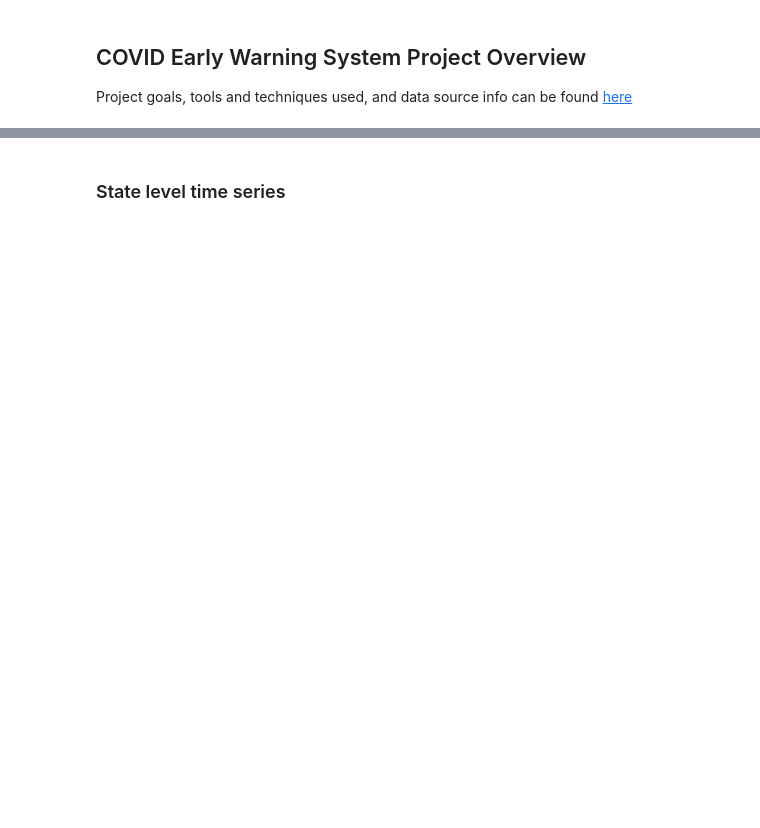
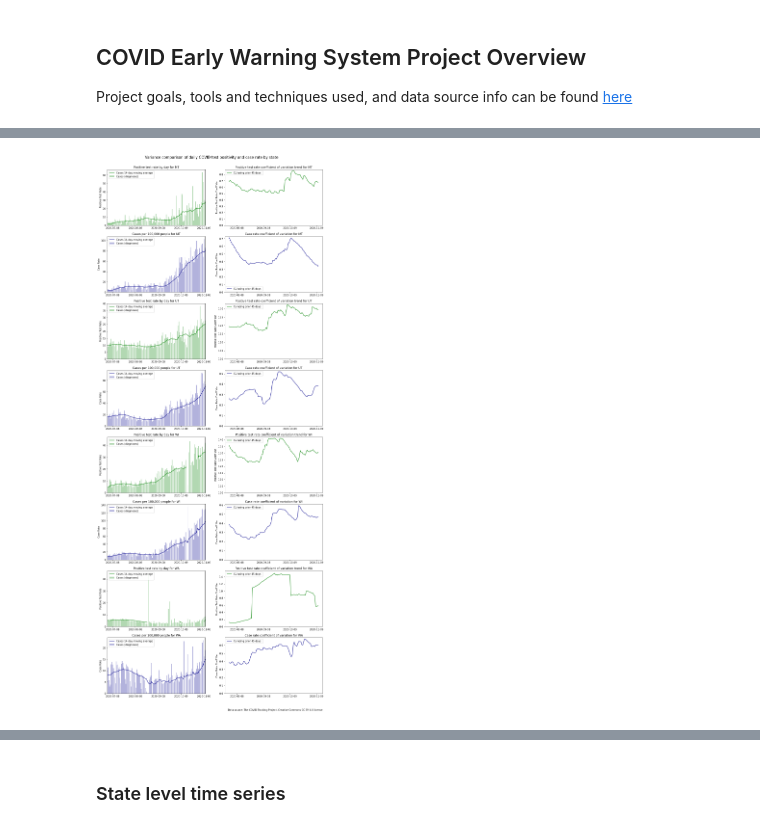
Before and after one commit to salvir1/COVID-19-outbreak-data-analysis, a Jupyter notebook: covid-delay-dissection.ipynb, the cells around one changed output, grey strips where cells are left out. Drawn from its saved outputs; the diff is of its cells as text; code cells hidden in the pictures; blank space fills up the shorter version.

```diff
--- a/covid-delay-dissection.ipynb
+++ b/covid-delay-dissection.ipynb
@@ -255,0 +87,24 @@ plt.savefig('img/COVID-infections-and-cases-for-WI-with-threshholds-and-response
+# %%
+def case_rate_cv_trend(ax, ST_cvd, chart_state, tick_spacing=31):
+    '''Creates a chart of the case rate coefficient of variation trend using prior 45 days
+    Parameters
+    ----------
+    ax: matplotlib axis object
+    ST_cvd: covid dataframe for given state
+    chart_state: state name
+    tick_spacing: int
+    Returns
+    -------
+    axis object
+    '''
+    ST_cvd['date'] = pd.to_datetime(ST_cvd['date'], format='%Y%m%d')
+    ST_cvd = ST_cvd.sort_values('date', ascending=True)
+    ST_cvd = ST_cvd[ST_cvd['date'] >= '2020-06-15']
+    cv_trend = [ST_cvd['raw_case_rate'].sort_index()[i:45+i].std() / ST_cvd['raw_case_rate'].sort_index()[i:45+i].mean() for i in range(len(ST_cvd['raw_case_rate'])-45)][::-1]
+    ax.plot(ST_cvd['date'].sort_values()[45:], cv_trend, label ='CV using prior 45 days ', color='darkblue')
+    ax.set_ylim(0)
+    ax.set_title(f"Case rate coefficient of variation for {chart_state}")
+    ax.xaxis.set_major_locator(ticker.MultipleLocator(tick_spacing))
+    ax.set_ylabel('Case Rate Coeff Var')
+    ax.legend()
+    return ax
@@ -255,0 +165,22 @@ plt.savefig('img/COVID-infections-and-cases-for-WI-with-threshholds-and-response
+# %%
+# Chart set: Variance comparisons for positive test rate and case rate
+
+# define macro variables
+tick_spacing = 31 # Display one tick per month
+# states_list = ['MT', 'UT', 'WI', 'WA', 'AR', 'MO']
+states_list = ['MT', 'UT', 'WI', 'WA']
+figs = len(states_list) * 4
+
+fig,axs = plt.subplots(int(figs/2),2,figsize=(16,(5 * figs / 2)))
+fig.suptitle(f'Variance comparison of daily COVID test positivity and case rate by state', size=15, y = 0.9)
+plt.figtext(0.9, 0.1,
+            'Data source: The COVID Tracking Project, Creative Commons CC BY 4.0 license', horizontalalignment='right')
+for i in range(len(states_list)):
+    ST_df = df_state[df_state['state'] == states_list[i]]
+    positivity_raw_and_smoothed(axs[i*2][0], ST_df, states_list[i], tick_spacing)
+    positiivity_cv_trend(axs[i*2][1], ST_df, states_list[i], tick_spacing)
+    case_rate_raw_and_smoothed(axs[i*2+1][0], ST_df, states_list[i], tick_spacing)
+    case_rate_cv_trend(axs[i*2+1][1], ST_df, states_list[i], tick_spacing)
+plt.savefig('img/coefficient-of-variation-analysis.png')
+# %% [output]
+[figure, added]
```
Also changed, not shown: parts of 29 cells of this notebook, 2 other files.
